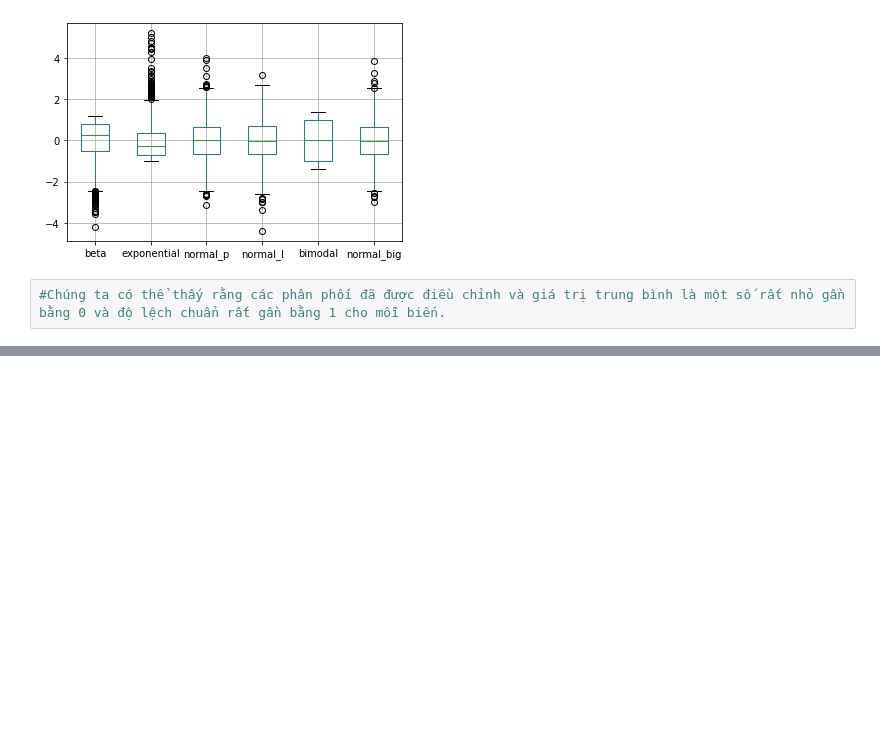
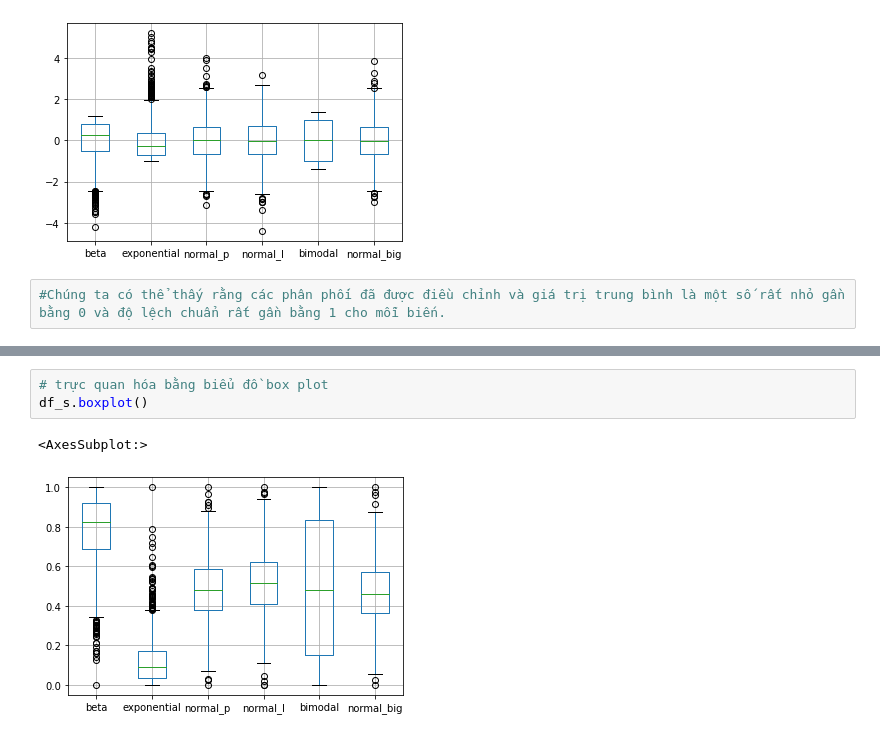
Before and after one commit to Trang27cl/testgit, a Jupyter notebook: Chuẩn hoá dữ liệu.ipynb, the cells around one changed output, grey strips where cells are left out. Drawn from its saved outputs; the diff is of its cells as text; blank space fills up the shorter version.

```diff
--- a/Chuẩn hoá dữ liệu.ipynb
+++ b/Chuẩn hoá dữ liệu.ipynb
@@ -115,0 +145,6 @@ df_s.boxplot()
+# %%
+# trực quan hóa bằng biểu đồ box plot
+df_s.boxplot()
+# %% [output]
+<AxesSubplot:>
+[figure, added]
```
Also changed, not shown: parts of 16 cells of this notebook.
